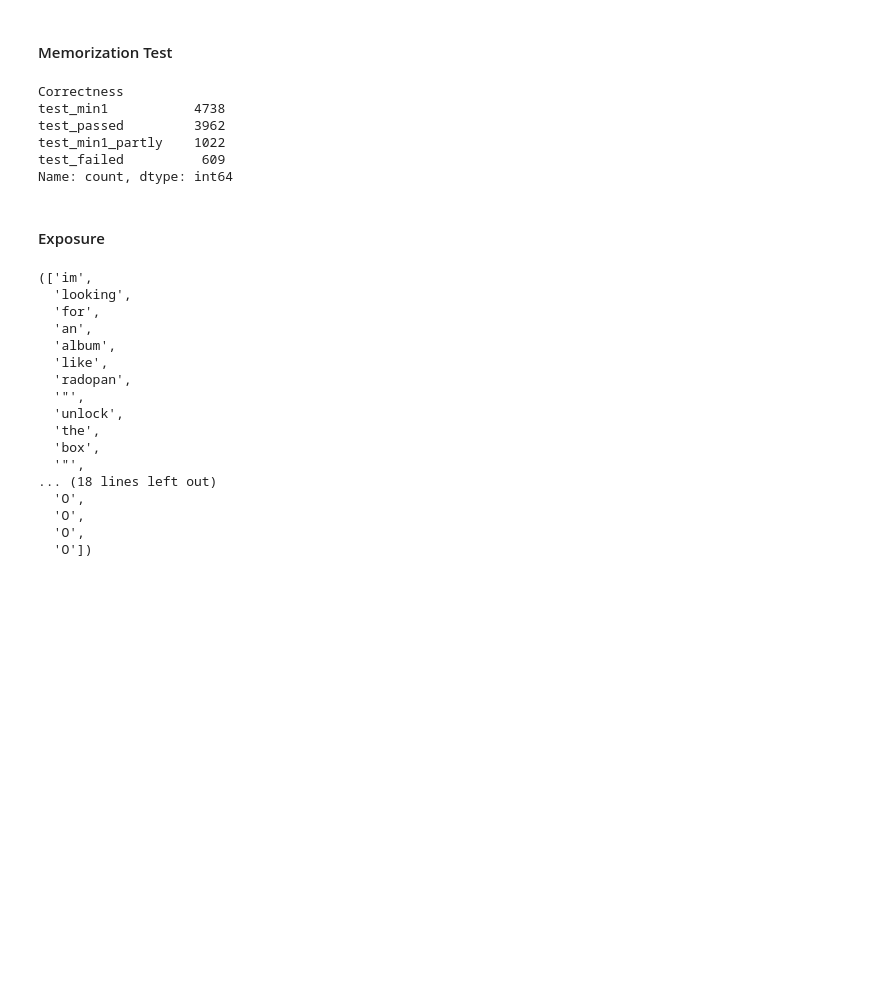
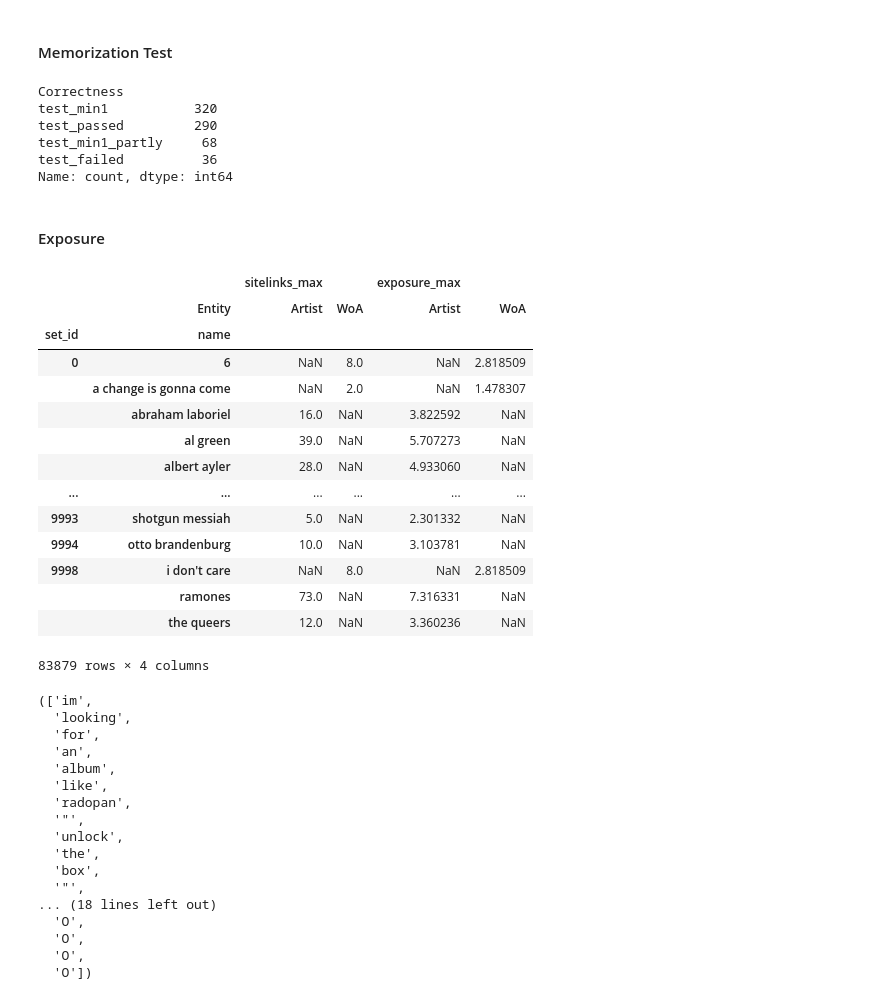
Before and after one commit to progsi/YTUnCoverLLM, a Jupyter notebook: notebooks/data_synthesis.ipynb, the cells around one changed output. Saved outputs shown, nothing was run; the diff lists cells and outputs as text; code cells hidden in the pictures; blank space fills up the shorter version.

```diff
--- a/notebooks/data_synthesis.ipynb
+++ b/notebooks/data_synthesis.ipynb
@@ -156,24 +157,26 @@ data_memorization = pd.merge(data_memorization, data_shs,
 # %%
-aw_cols = [c for c in data_memorization.columns if c[1].startswith("AW")]
-aw_cols_related = [c for c in aw_cols if "Related" in c[1]]
-aw_cols_correct = [c for c in aw_cols if "Correct" in c[1]]
+models = []
 
-def correctness(row):
-    if row[aw_cols].T.sum() == 0:
-        return "test_failed"
-    elif row[aw_cols_correct].T.sum() >= 3:
-        return "test_passed"
-    elif row[aw_cols_correct].T.sum() == 0 and row[aw_cols_related].T.sum() > 0:
-        return "test_min1_partly"
-    elif row[aw_cols_correct].T.sum() > 0:
-        return "test_min1"
+for c in data_memorization.columns:
+    model = c[0]
+    if model != '' and model not in models:
+        models.append(model)
 
-data_memorization["Correctness"] = data_memorization.apply(correctness, axis=1)
-data_memorization["Correctness"].value_counts()
+        _data = data_memorization[model]
+
+        aw_cols = [c for c in _data.columns if c.startswith("AW")]
+        aw_cols_related = [c for c in aw_cols if "Related" in c]
+        aw_cols_correct = [c for c in aw_cols if "Correct" in c]
+
+        def correctness(row):
+            if row[aw_cols].T.sum() == 0:
+                return "test_failed"
+            elif row[aw_cols_correct].T.sum() >= 3:
+                return "test_passed"
+            elif row[aw_cols_correct].T.sum() == 0 and row[aw_cols_related].T.sum() > 0:
+                return "test_min1_partly"
+            elif row[aw_cols_correct].T.sum() > 0:
+                return "test_min1"
+
+        data_memorization[(model, "Correctness")] = _data.apply(correctness, axis=1)
+        data_memorization[(model, "Correctness")].value_counts()
-# %% [output]
-Correctness
-test_min1           4738
-test_passed         3962
-test_min1_partly    1022
-test_failed          609
-Name: count, dtype: int64
@@ -191,3 +183,15 @@ for ckey in data_memorization["Correctness"].unique():
+# %%
+_data = data_memorization[[("", "set_id"), (models[0], "Correctness")]]
+_data.columns = ["set_id", "Correctness"]
+_data = pd.merge(data.query("Origin == 'YouTube'"), _data, on="set_id", how="left")
+_data.Correctness.value_counts()
+# %% [output]
+Correctness
+test_min1           320
+test_passed         290
+test_min1_partly     68
+test_failed          36
+Name: count, dtype: int64
 # %% [markdown]
 #### Exposure
 # %%
@@ -224,6 +228,26 @@ for ex in ["exposure_low", "exposure_high"]:
             entity_dict[ex].append(d2)
         except:
             pass
+# %%
+data_exposure[["set_id", "name", "Entity", "sitelinks_max", "exposure_max"]].pivot(
+    index=["set_id", "name"], columns=["Entity"], values=["sitelinks_max", "exposure_max"]
+)
+# %% [output]
+|  |  | sitelinks_max |  | exposure_max |  |
+|  | Entity | Artist | WoA | Artist | WoA |
+| set_id | name |  |  |  |  |
+| 0 | 6 | NaN | 8.0 | NaN | 2.818509 |
+|  | a change is gonna come | NaN | 2.0 | NaN | 1.478307 |
+|  | abraham laboriel | 16.0 | NaN | 3.822592 | NaN |
+|  | al green | 39.0 | NaN | 5.707273 | NaN |
+|  | albert ayler | 28.0 | NaN | 4.933060 | NaN |
+| ... | ... | ... | ... | ... | ... |
+| 9993 | shotgun messiah | 5.0 | NaN | 2.301332 | NaN |
+| 9994 | otto brandenburg | 10.0 | NaN | 3.103781 | NaN |
+| 9998 | i don't care | NaN | 8.0 | NaN | 2.818509 |
+|  | ramones | 73.0 | NaN | 7.316331 | NaN |
+|  | the queers | 12.0 | NaN | 3.360236 | NaN |
+83879 rows × 4 columns
 # %%
 import random
 
```
Also changed, not shown: parts of 8 cells of this notebook, 11 other files.
